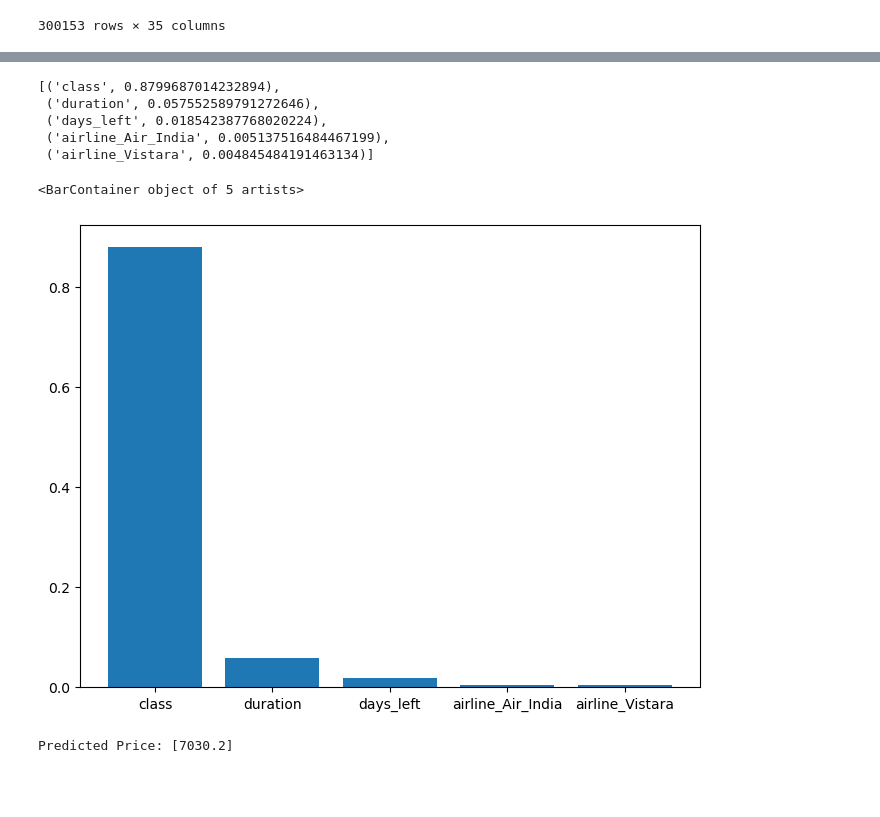
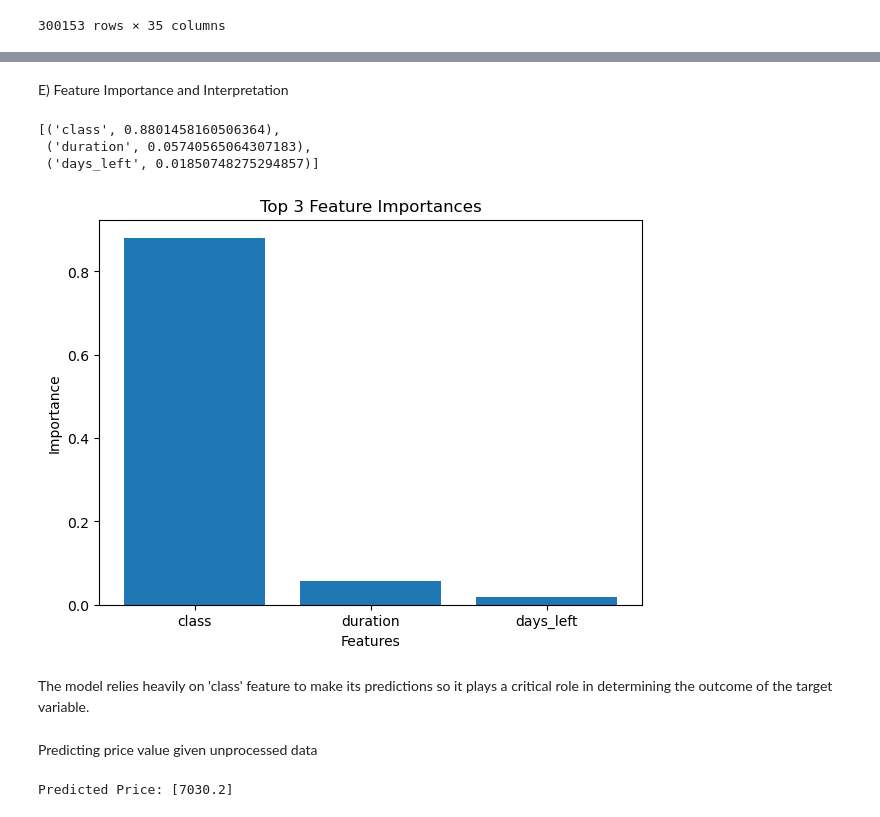
Before and after one commit to markos-sio/Python-Exploratory-Data-Analysis-Machine-Learning-Plotly-Random-Forest-Regressor-Price-Prediction, a Jupyter notebook: flight_prediction_jupyter.ipynb, the cells around one changed output, grey strips where cells are left out. Drawn from its saved outputs; the diff is of its cells as text; code cells hidden in the pictures; blank space fills up the shorter version.

```diff
--- a/flight_prediction_jupyter.ipynb
+++ b/flight_prediction_jupyter.ipynb
@@ -215,35 +280,40 @@ Root Mean Squared 2730.962216677582
+# %% [markdown]
+E) Feature Importance and Interpretation
 # %%
-
-# Train the model on the entire dataset to get feature importances
+# Training the model on the entire dataset to get feature importances
 rf.fit(X, y)
 
 #Extracting feature names and their importances from the model
 feature_names = rf.feature_names_in_ # Getting the names of the features used by the model
 feature_importances = rf.feature_importances_ # Getting the importance of each feature
 
 # Combining the feature names and their importances into a dictionary
 importances =  dict(zip(feature_names, feature_importances))
 
 #Sorting the features by their importances in descending order
 sorted_importances = sorted(importances.items(), key=lambda x: x[1], reverse=True) # importances.items() -list of tuples, x[1] for the second ellement, reverse=True for descending order
 
-#Print the top five sorted list of features and their importances
-top_five_importances = sorted_importances[:5]
-display(top_five_importances)
+#Printing the top three sorted list of features and their importances
+top_three_importances = sorted_importances[:3]
+display(top_three_importances)
+
+plt.figure(figsize=(7, 5))
+plt.bar([x[0] for x in top_three_importances],
+        [x[1] for x in top_three_importances]
+)
+plt.xlabel('Features')
+plt.ylabel('Importance')
+plt.title('Top 3 Feature Importances')
+plt.show()
 # %% [output]
-[('class', 0.8799687014232894),
- ('duration', 0.057552589791272646),
- ('days_left', 0.018542387768020224),
- ('airline_Air_India', 0.005137516484467199),
- ('airline_Vistara', 0.004845484191463134)]
+[('class', 0.8801458160506364),
+ ('duration', 0.05740565064307183),
+ ('days_left', 0.01850748275294857)]
+[figure, added]
-# %%
-plt.figure(figsize=(8, 6))
-plt.bar([x[0] for x in top_five_importances],
-        [x[1] for x in top_five_importances]
-        )
-# %% [output]
-<BarContainer object of 5 artists>
-[figure, removed]
+# %% [markdown]
+The model relies heavily on 'class' feature to make its predictions so it plays a critical role in determining the outcome of the target variable.
+# %% [markdown]
+Predicting price value given unprocessed data
 # %%
 # Function to preprocess new data
 def preprocess_new_data(new_data):
```
Also changed, not shown: parts of 16 cells of this notebook, 1 other file.
